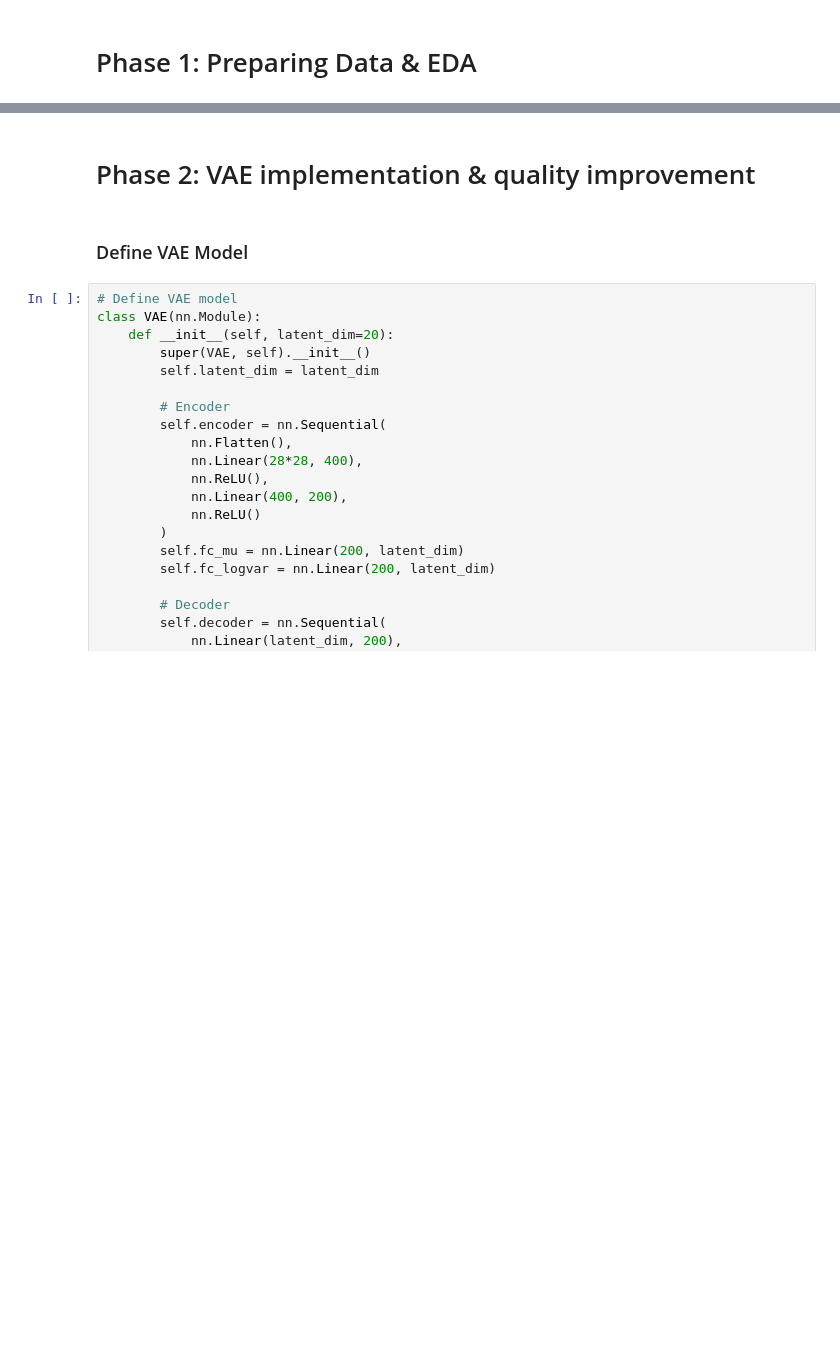
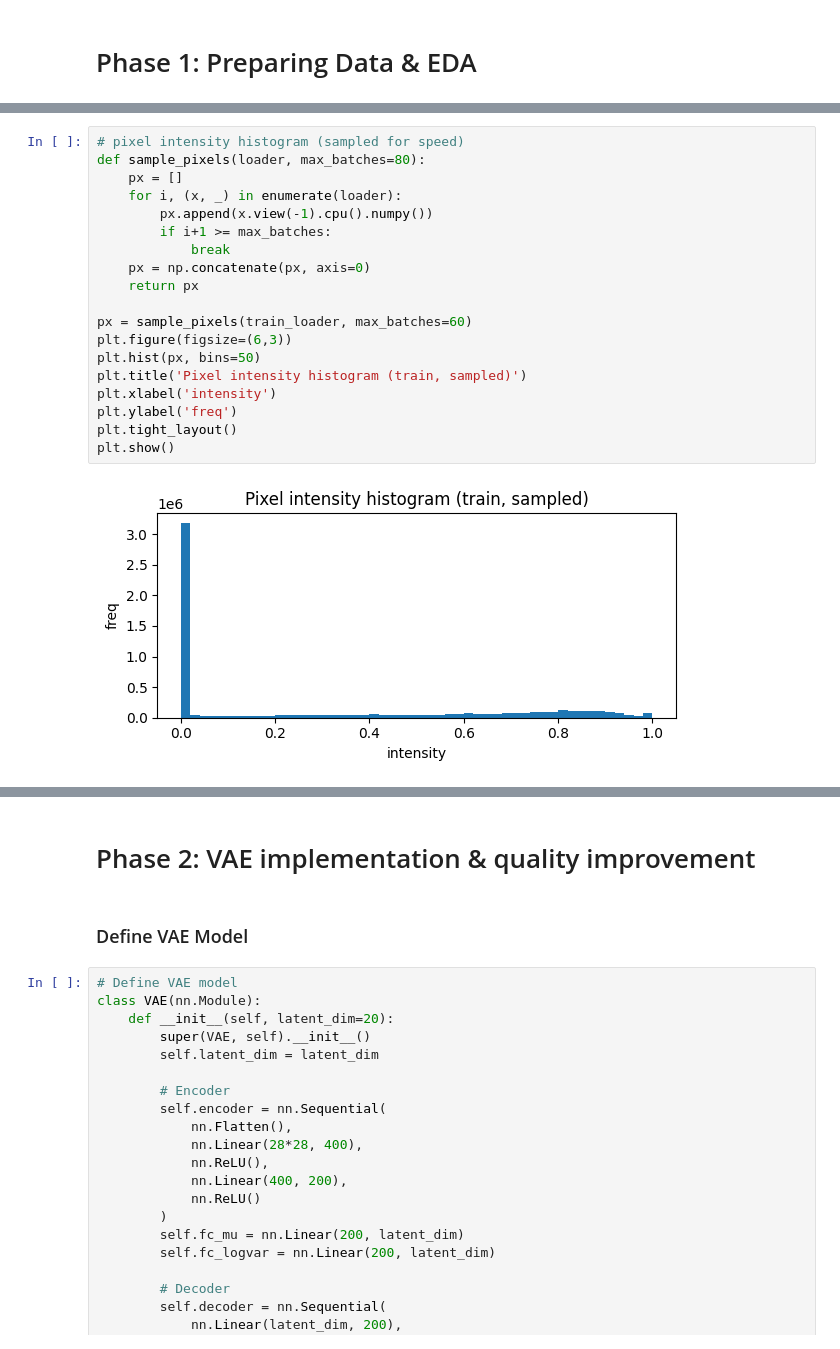
Before and after one commit to AMBandariM/vae-from-scratch, a Jupyter notebook: main.ipynb, the cells around one changed output, grey strips where cells are left out. Drawn from its saved outputs; the diff is of its cells as text; blank space fills up the shorter version.

```diff
--- a/main.ipynb
+++ b/main.ipynb
@@ -137,0 +90,21 @@ plt.show()
+# %%
+# pixel intensity histogram (sampled for speed)
+def sample_pixels(loader, max_batches=80):
+    px = []
+    for i, (x, _) in enumerate(loader):
+        px.append(x.view(-1).cpu().numpy())
+        if i+1 >= max_batches:
+            break
+    px = np.concatenate(px, axis=0)
+    return px
+
+px = sample_pixels(train_loader, max_batches=60)
+plt.figure(figsize=(6,3))
+plt.hist(px, bins=50)
+plt.title('Pixel intensity histogram (train, sampled)')
+plt.xlabel('intensity')
+plt.ylabel('freq')
+plt.tight_layout()
+plt.show()
+# %% [output]
+[figure, added]
```
Also changed, not shown: parts of 28 cells of this notebook.
